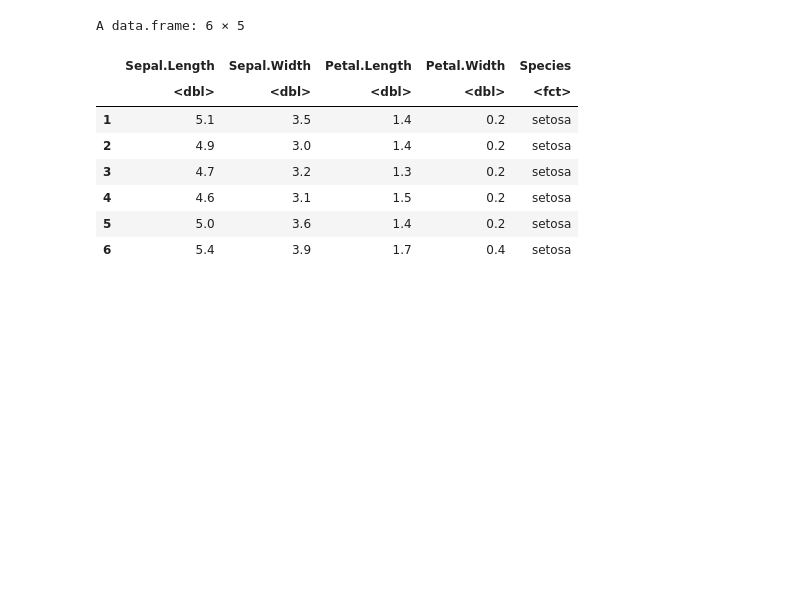
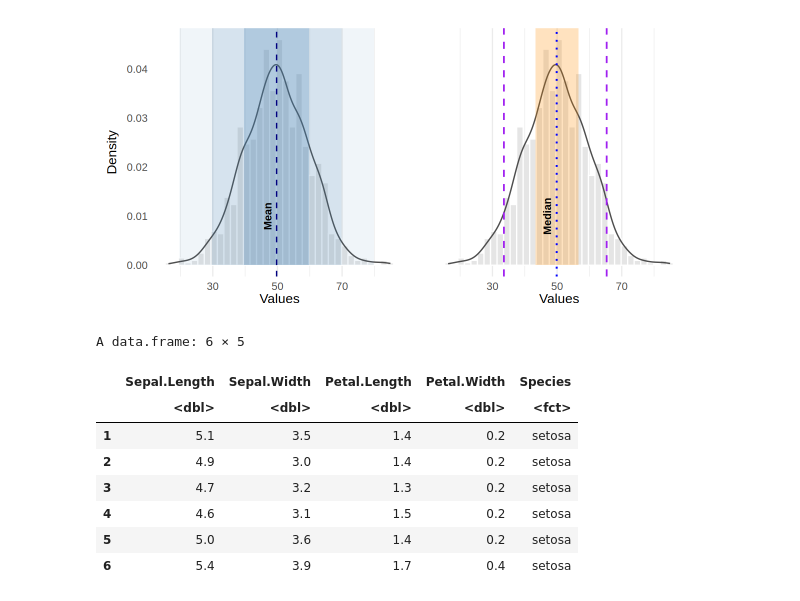
Before and after one commit to manishdatt-edu/biostats, a Jupyter notebook: distributions.ipynb, the cells around one changed output. Saved outputs shown, nothing was run; the diff lists cells and outputs as text; code cells hidden in the pictures; blank space fills up the shorter version.

```diff
--- a/distributions.ipynb
+++ b/distributions.ipynb
@@ -18,3 +30,99 @@ library(tidyverse)
+# %%
+#| fig-cap: "Visualization of distributions using histogram and density plots. **Left:** Measures of spread in a distribution. The three shaded blue regions show the spread of data using standard deviation. The darkest blue region (immediately surrounding the mean) shows ±1 standard deviation (same as ±1 Z-score). This region captures about 68% of all observations. The middle and outer bands are ±2 and ±3 standard deviations, capturing about 95% and 99.7% of the data, respectively. **Right:** Positional metrics in a distribution. The dotted line shows the median and orange shaded regions shows the middle 50% of the data (from 25<sup>th</sup> percentile to 75<sup>th</sup> percentile). Purple dashed lines show the positions for 5% (left) and 95% (right) of the data."
+#| label: fig-distributions
+#| echo: false
+
+options(repr.plot.width = 10, repr.plot.height = 5)
+
+library(patchwork)
+
+# 1. Generate sample data
+set.seed(42)
+df <- data.frame(score = rnorm(1000, mean = 50, sd = 10))
+
+# 2. Automatically compute all stats using the concise tidyverse approach
+stats <- df %>%
+  summarise(
+    mean_val   = mean(score),
+    median_val = median(score),
+    sd_val     = sd(score),
+    # Explicitly name the vector elements so unnest_wider uses them as column names
+    q          = list(setNames(
+      quantile(score, c(0.05, 0.25, 0.75, 0.95)),
+      c("p5", "q25", "q75", "p95")
+    ))
+  ) %>%
+  unnest_wider(q)
+
+# --- PLOT 1: Standard Deviations & The Empirical Rule ---
+p1 <- ggplot(df, aes(x = score)) +
+  geom_histogram(aes(y = after_stat(density)), bins = 35, fill = "gray90", color = "white") +
+  geom_density(color = "gray30", linewidth = 0.8) +
+
+  # +/- 3 SD (Outer band - 99.7%)
+  annotate("rect", xmin = stats$mean_val - 3 * stats$sd_val, xmax = stats$mean_val + 3 * stats$sd_val,
+           ymin = 0, ymax = Inf, fill = "steelblue", alpha = 0.08) +
+  # +/- 2 SD (Middle band - 95%)
+  annotate("rect", xmin = stats$mean_val - 2 * stats$sd_val, xmax = stats$mean_val + 2 * stats$sd_val,
+           ymin = 0, ymax = Inf, fill = "steelblue", alpha = 0.15) +
+  # +/- 1 SD (Inner band - 68%)
+  annotate("rect", xmin = stats$mean_val - stats$sd_val, xmax = stats$mean_val + stats$sd_val,
+           ymin = 0, ymax = Inf, fill = "steelblue", alpha = 0.25) +
+
+  # Mean line anchor
+  geom_vline(xintercept = stats$mean_val, linetype = "dashed", color = "navy", linewidth = 0.8) +
+  annotate("text", x = 47, y = 0.01,
+           label = "Mean", size = 4.5, fontface = "bold", angle=90) +
+  labs(
+    x = "Values",
+    y = "Density"
+  ) +
+  theme_minimal(base_size = 16) +
+  theme(
+    plot.title = element_text(face = "bold", size = 12),
+    panel.grid.major.y = element_blank(),
+    panel.grid.minor.y = element_blank()
+  )
+
+
+# --- PLOT 2: Center, IQR, & Tail Percentiles (5th & 95th) ---
+p2 <- ggplot(df, aes(x = score)) +
+  geom_histogram(aes(y = after_stat(density)), bins = 35, fill = "gray90", color = "white") +
+  geom_density(color = "gray30", linewidth = 0.8) +
+
+  # IQR Shading (Middle 50%)
+  annotate("rect", xmin = stats$q25, xmax = stats$q75, ymin = 0, ymax = Inf,
+           fill = "darkorange", alpha = 0.25) +
+
+  # Vertical Lines for Central Tendency and Thresholds
+#  geom_vline(aes(xintercept = stats$mean_val, color = "Mean"), linetype = "dashed", linewidth = 1) +
+  geom_vline(aes(xintercept = stats$median_val, color = "Median"), linetype = "dotted", linewidth = 1.1) +
+  geom_vline(aes(xintercept = stats$p5, color = "Tail Percentiles (5% & 95%)"), linetype = "dashed", linewidth = 1) +
+  geom_vline(aes(xintercept = stats$p95, color = "Tail Percentiles (5% & 95%)"), linetype = "dashed", linewidth = 1) +
+
+  # Text label for IQR
+  annotate("text", x = stats$q25 + (stats$q75 - stats$q25)/2 -3, y = 0.01,
+           label = "Median", size = 4.5, fontface = "bold", angle = 90) +
+
+  scale_color_manual(
+    name = "Key Metrics",
+    values = c("Mean" = "firebrick", "Median" = "blue", "Tail Percentiles (5% & 95%)" = "purple")
+  ) +
+  labs(
+    x = "Values",
+    y = ""
+  ) +
+  theme_minimal(base_size = 16) +
+  theme(
+    legend.position = "none",
+    plot.title = element_text(face = "bold", size = 12),
+    panel.grid.major.y = element_blank(),
+    panel.grid.minor.y = element_blank()
+  )
+
+p1 + p2 + plot_layout(axes = "collect_y")
+# %% [output]
+[figure, added]
 # %%
 head(iris)
 # %% [output]
```
Also changed, not shown: parts of 13 cells of this notebook, 15 other files.
